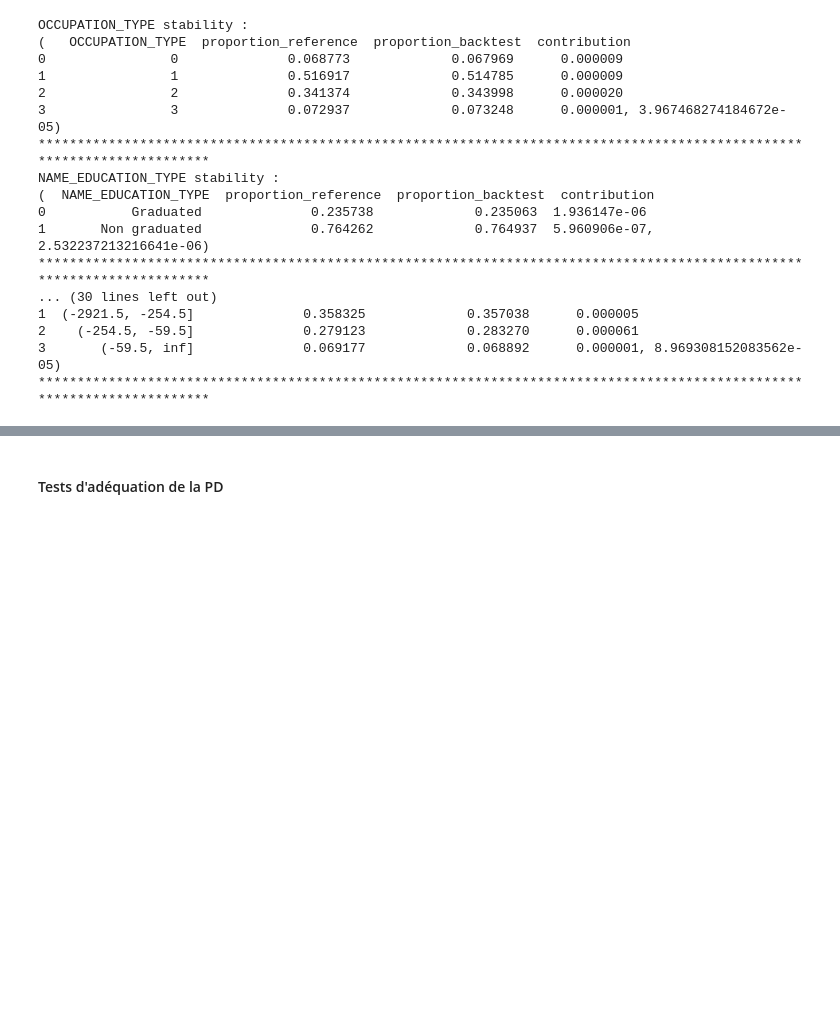
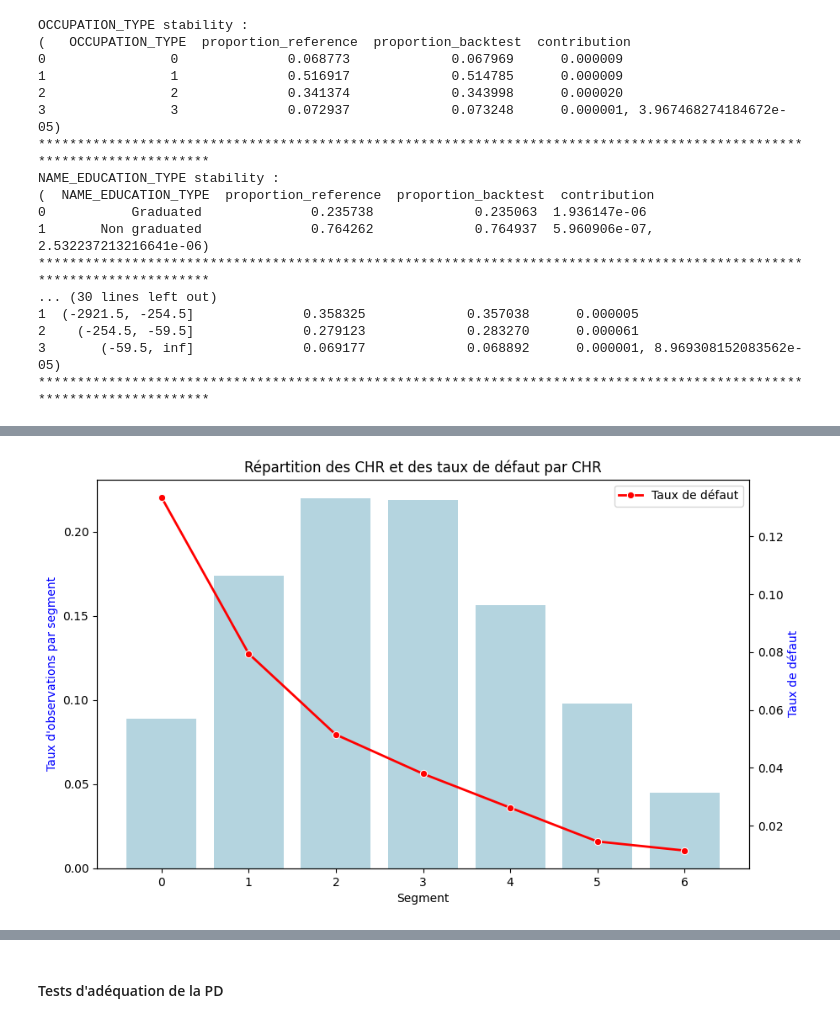
Before and after one commit to jeannoj99/Challenge_Nexialog_PD, a Jupyter notebook: notebooks/Backtesting.ipynb, the cells around one changed output, grey strips where cells are left out. Saved outputs shown, nothing was run; the diff lists cells and outputs as text; code cells hidden in the pictures; blank space fills up the shorter version.

```diff
--- a/notebooks/Backtesting.ipynb
+++ b/notebooks/Backtesting.ipynb
@@ -297,3 +304,7 @@ dataset_backtest_revolving.get_chr()
+# %%
+subplot_segment_default_rate(dataset_reference_revolving.data)
+# %% [output]
+[figure, added]
 # %%
 ks_2samp(data1=dataset_reference_revolving.data["Note"], data2=dataset_backtest_revolving.data["Note"], alternative="two-sided")
 # %% [output]
```
Also changed, not shown: parts of 10 cells of this notebook, 2 other files.
